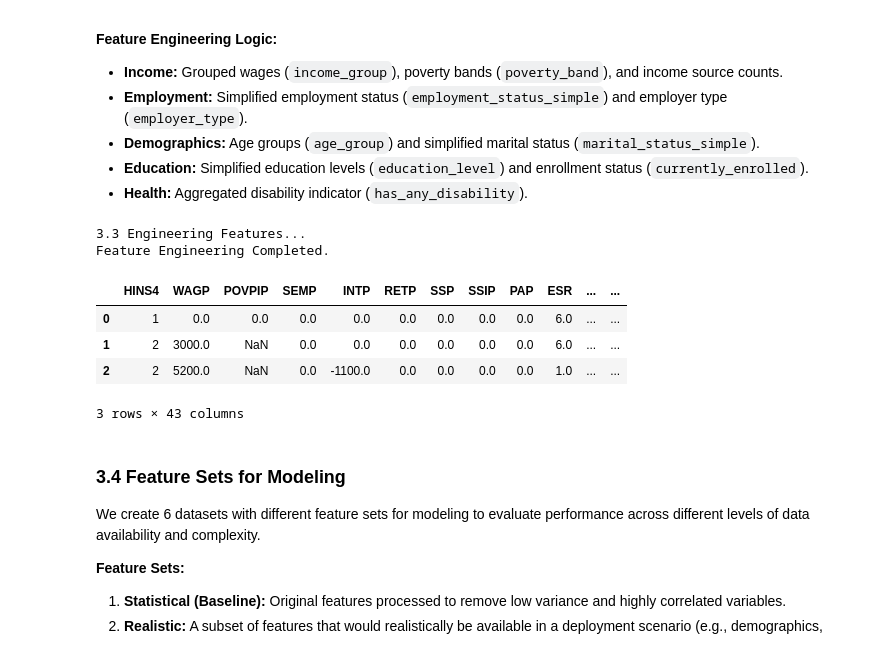
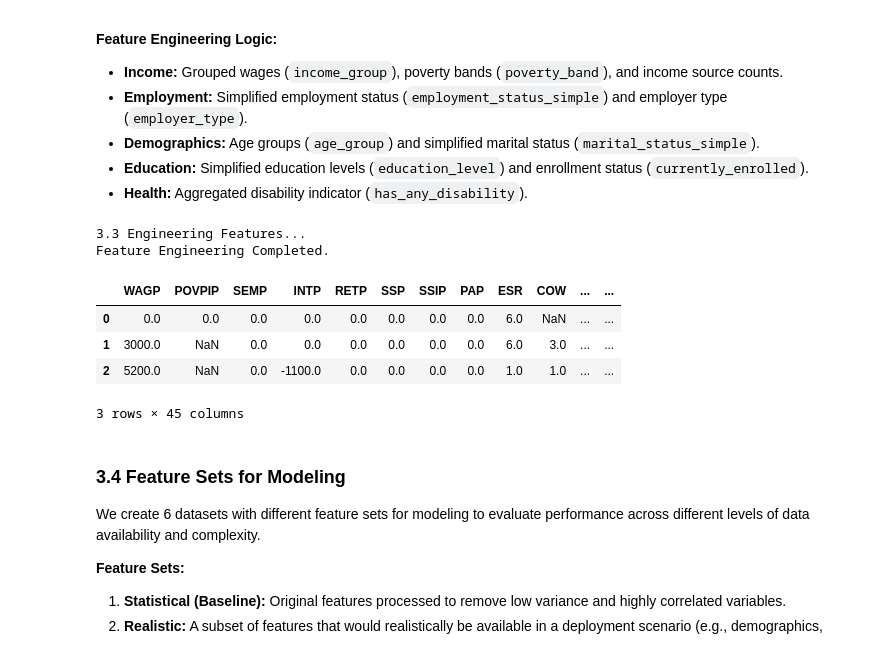
Before and after one commit to UnicornnGrg/AppliedMachineLearning, a Jupyter notebook: Project_Report.ipynb, the cells around one changed output. Cells and saved outputs as stored; diff of their text form; code cells hidden in the pictures.

```diff
--- a/Project_Report.ipynb
+++ b/Project_Report.ipynb
@@ -298,25 +298,14 @@ def filter_attributes(df_input):
     print("3.1 Attribute Dropping...")
     df = df_input.copy()
 
-    # 1. Create Derived Features needed for selection
-    # OCCP/INDP 2-digit conversion
-    if 'OCCP' in df.columns:
-        df['OCCP_2digit'] = df['OCCP'].fillna(0).astype(int).astype(str).str.zfill(4).str[:2]
-    if 'INDP' in df.columns:
-        df['INDP_2digit'] = df['INDP'].fillna(0).astype(int).astype(str).str.zfill(4).str[:2]
-
-    # Map ST to STATE if needed
-    if 'ST' in df.columns and 'STATE' not in df.columns:
-        df['STATE'] = df['ST']
-
-    # 2. Define Feature Groups
+    # Define Feature Groups
     keep_cols = [
-        # Target
-        'HINS4',
+        # Relevant Health Indicators
+        'HINS4', 'HINS1', 'HINS2', 'HINS3', 'HINS5', 'HINS6', 'HINS7',
         # Income & Affordability
         'WAGP', 'POVPIP', 'SEMP', 'INTP', 'RETP', 'SSP', 'SSIP', 'PAP',
         # Employment Quality
-        'ESR', 'COW', 'WKL', 'OCCP_2digit', 'INDP_2digit',
+        'ESR', 'COW', 'WKL', 'OCCP', 'INDP',
         # Demographics
         'AGEP', 'SEX', 'MAR', 'MIG', 'NATIVITY', 'RAC1P', 'HISP',
         # Education
@@ -457,6 +450,15 @@ We create a new dataframe with engineered features based on business logic. This
 def engineer_features(df_input):
     print("3.3 Engineering Features...")
     df = df_input.copy()
+
+    insurance = ["HINS1","HINS2","HINS3","HINS5","HINS6","HINS7"]
+
+    df["only_medicaid"] = np.where(
+        (df["HINS4"] == 1) & df[insurance].eq(2).all(axis=1),
+        1,
+        0
+    )
+    df = df.drop(columns=[c for c in df.columns if c.startswith("HINS")])
 
     # --- GROUP 1: Income & Affordability ---
     # 1. income_group
@@ -507,6 +509,16 @@ def engineer_features(df_input):
         }
         df['employer_type'] = df['COW'].map(cow_mapping).fillna('Unknown')
 
+        # 1. Create Derived Features needed for selection
+
+    # OCCP/INDP 2-digit conversion
+    if 'OCCP' in df.columns:
+        df['OCCP_2digit'] = df['OCCP'].fillna(0).astype(int).astype(str).str.zfill(4).str[:2]
+    if 'INDP' in df.columns:
+        df['INDP_2digit'] = df['INDP'].fillna(0).astype(int).astype(str).str.zfill(4).str[:2]
+
+
+
     # --- GROUP 3: Demographics & Life Stage ---
     # 1. age_group
     if 'AGEP' in df.columns:
@@ -528,39 +540,43 @@ def engineer_features(df_input):
     if 'SCHL' in df.columns:
         def map_education(val):
             if pd.isna(val) or val == 0: return 'Unknown'
             if val <= 15: return 'Less_than_HS'
             if val <= 17: return 'HS_diploma'
             if val <= 20: return 'Some_college'
             if val == 21: return 'Bachelors'
             return 'Graduate'
         df['education_level'] = df['SCHL'].apply(map_education)
 
     # 2. currently_enrolled
     if 'SCH' in df.columns:
         df['currently_enrolled'] = df['SCH'].isin([2, 3]).astype(int)
 
     # --- GROUP 5: Health & Disability ---
     # 1. has_any_disability
     dis_cols = ['DIS', 'DEAR', 'DEYE', 'DPHY']
     avail_dis_cols = [c for c in dis_cols if c in df.columns]
     if avail_dis_cols:
         df['has_any_disability'] = (df[avail_dis_cols] == 1).any(axis=1).astype(int)
 
+
+    # -- GROUP 6: Geography ---
+    if 'ST' in df.columns and 'STATE' not in df.columns:
+        df['STATE'] = df['ST']
+
     print("Feature Engineering Completed.")
     return df
-
 # Execute 3.3
 if 'df_3_2' in locals():
     df_3_3 = engineer_features(df_3_2)
     display(df_3_3.head(3))
 # %% [output]
 3.3 Engineering Features...
 Feature Engineering Completed.
-|  | HINS4 | WAGP | POVPIP | SEMP | INTP | RETP | SSP | SSIP | PAP | ESR | ... | ... |
-| 0 | 1 | 0.0 | 0.0 | 0.0 | 0.0 | 0.0 | 0.0 | 0.0 | 0.0 | 6.0 | ... | ... |
-| 1 | 2 | 3000.0 | NaN | 0.0 | 0.0 | 0.0 | 0.0 | 0.0 | 0.0 | 6.0 | ... | ... |
-| 2 | 2 | 5200.0 | NaN | 0.0 | -1100.0 | 0.0 | 0.0 | 0.0 | 0.0 | 1.0 | ... | ... |
+|  | WAGP | POVPIP | SEMP | INTP | RETP | SSP | SSIP | PAP | ESR | COW | ... | ... |
+| 0 | 0.0 | 0.0 | 0.0 | 0.0 | 0.0 | 0.0 | 0.0 | 0.0 | 6.0 | NaN | ... | ... |
+| 1 | 3000.0 | NaN | 0.0 | 0.0 | 0.0 | 0.0 | 0.0 | 0.0 | 6.0 | 3.0 | ... | ... |
+| 2 | 5200.0 | NaN | 0.0 | -1100.0 | 0.0 | 0.0 | 0.0 | 0.0 | 1.0 | 1.0 | ... | ... |
-3 rows × 43 columns
+3 rows × 45 columns
 # %% [markdown]
 ### 3.4 Feature Sets for Modeling
 We create 6 datasets with different feature sets for modeling to evaluate performance across different levels of data availability and complexity.
```
Also changed, not shown: parts of 12 cells of this notebook.
